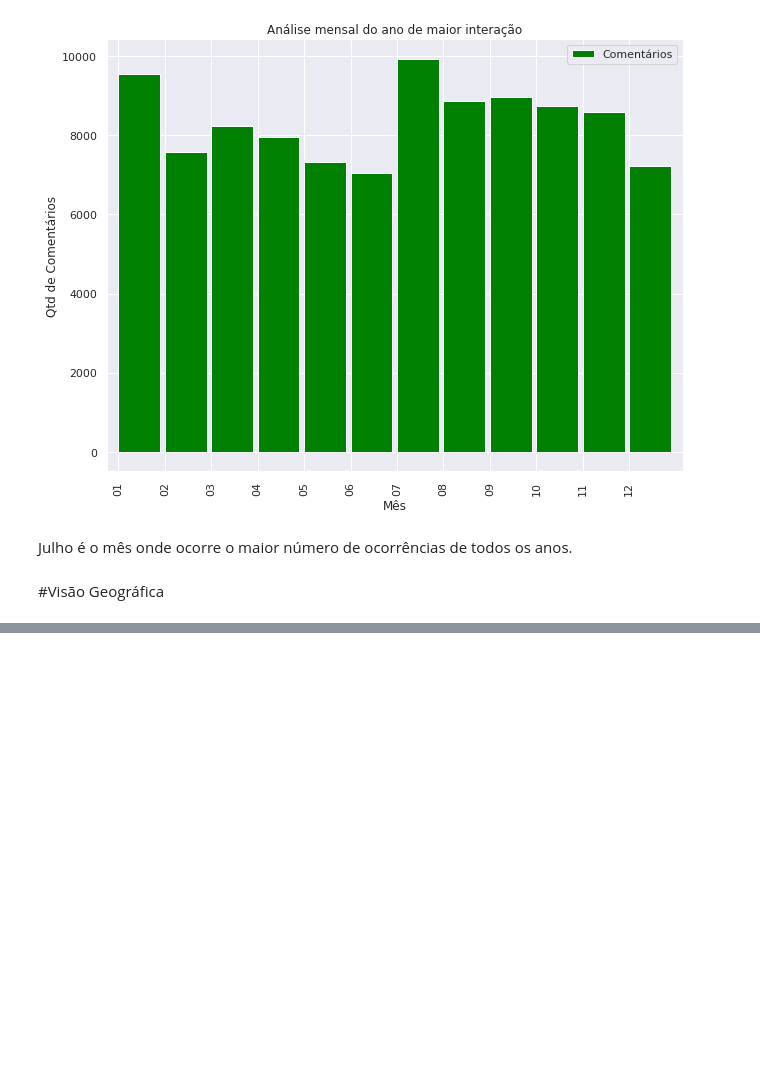
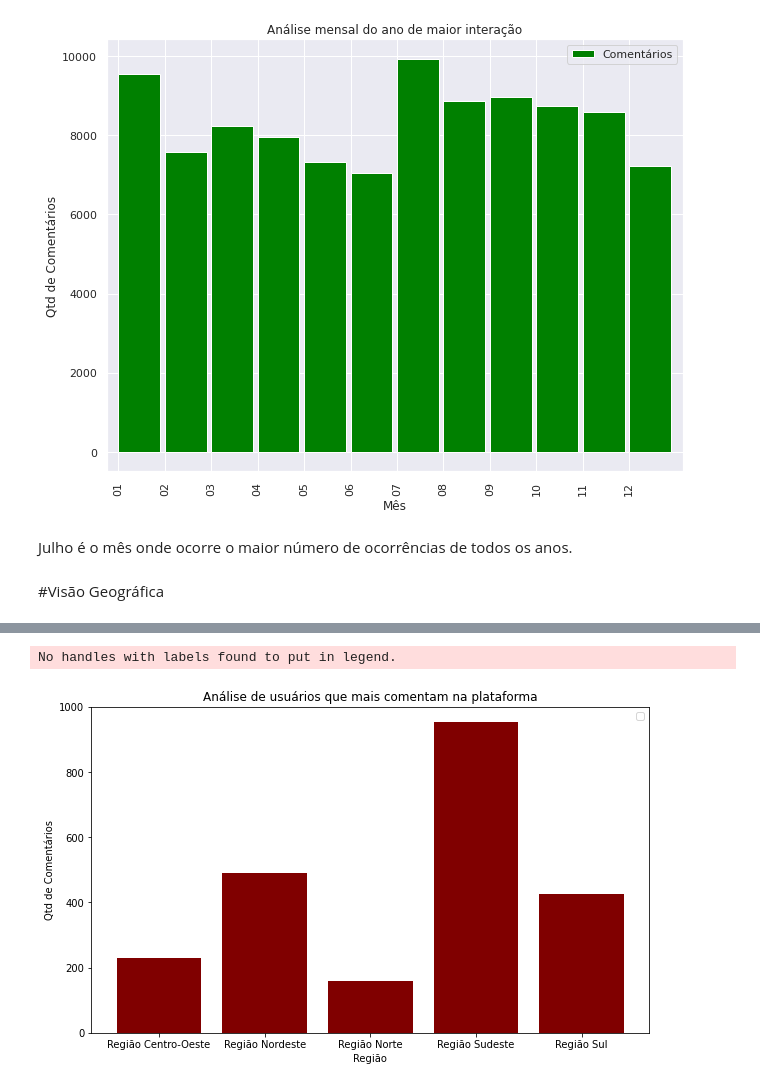
Before and after one commit to kidkmon/Sentiment-Analysis-TripAdvisor, a Jupyter notebook: Analise_sentimentos_TripAdvisor.ipynb, the cells around one changed output, grey strips where cells are left out. Saved outputs shown, nothing was run; the diff lists cells and outputs as text; code cells hidden in the pictures; blank space fills up the shorter version.

```diff
--- a/Analise_sentimentos_TripAdvisor.ipynb
+++ b/Analise_sentimentos_TripAdvisor.ipynb
@@ -727,0 +697,5 @@ Julho é o mês onde ocorre o maior número de ocorrências de todos os anos.
+# %%
+#Gerando dados para análise - groupby
+region = df_geo[df_geo["country"] == "Brasil"]
+region_gb = region.groupby(["region"]).size().reset_index(name="count")
+region_gb.head()
@@ -727,0 +709,15 @@ Julho é o mês onde ocorre o maior número de ocorrências de todos os anos.
+# %%
+#Construção do Gráfico
+fig = plt.figure(figsize=(10,6))
+plt.bar(region_gb["region"], region_gb["count"], color ='maroon')
+
+region_gb.plot(kind='bar', color= 'green', orientation='horizontal', align='edge',width = 0.9, ax=ax)
+
+plt.xlabel('Região')
+plt.ylabel('Qtd de Comentários')
+plt.legend(loc = 'upper right')
+plt.title('Análise de usuários que mais comentam na plataforma')
+plt.show()
+# %% [output]
+No handles with labels found to put in legend.
+[figure, added]
```
Also changed, not shown: parts of 19 cells of this notebook.
